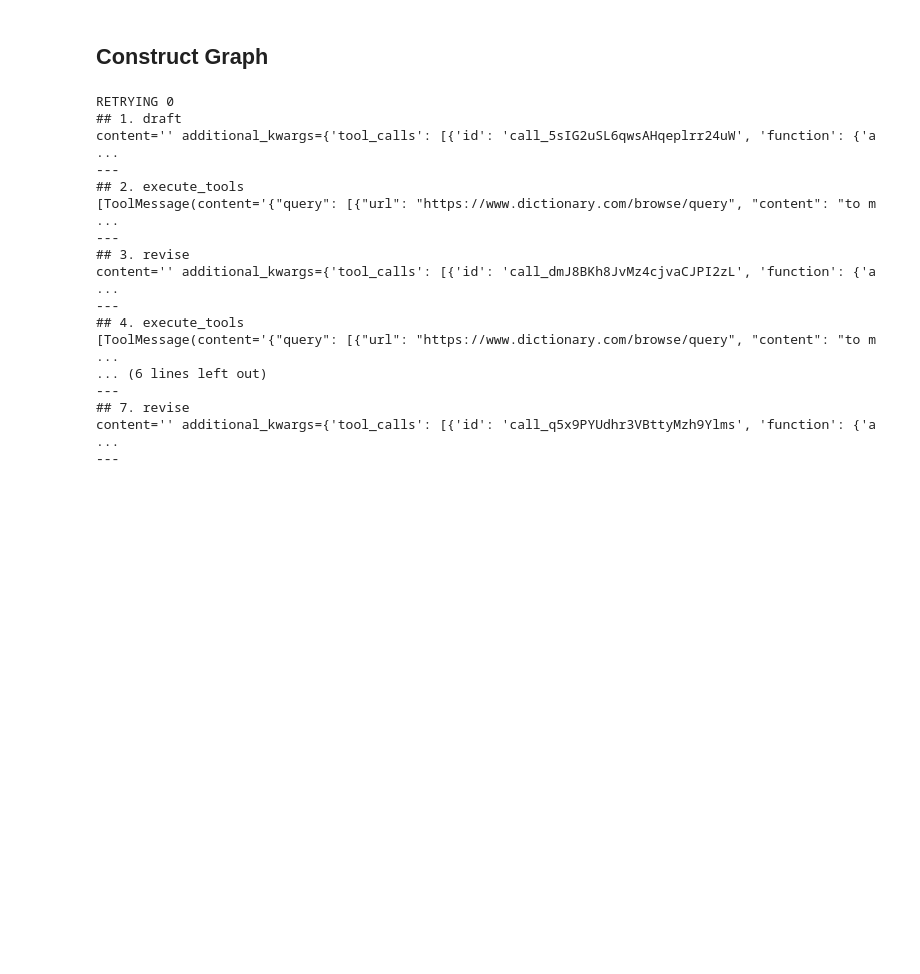
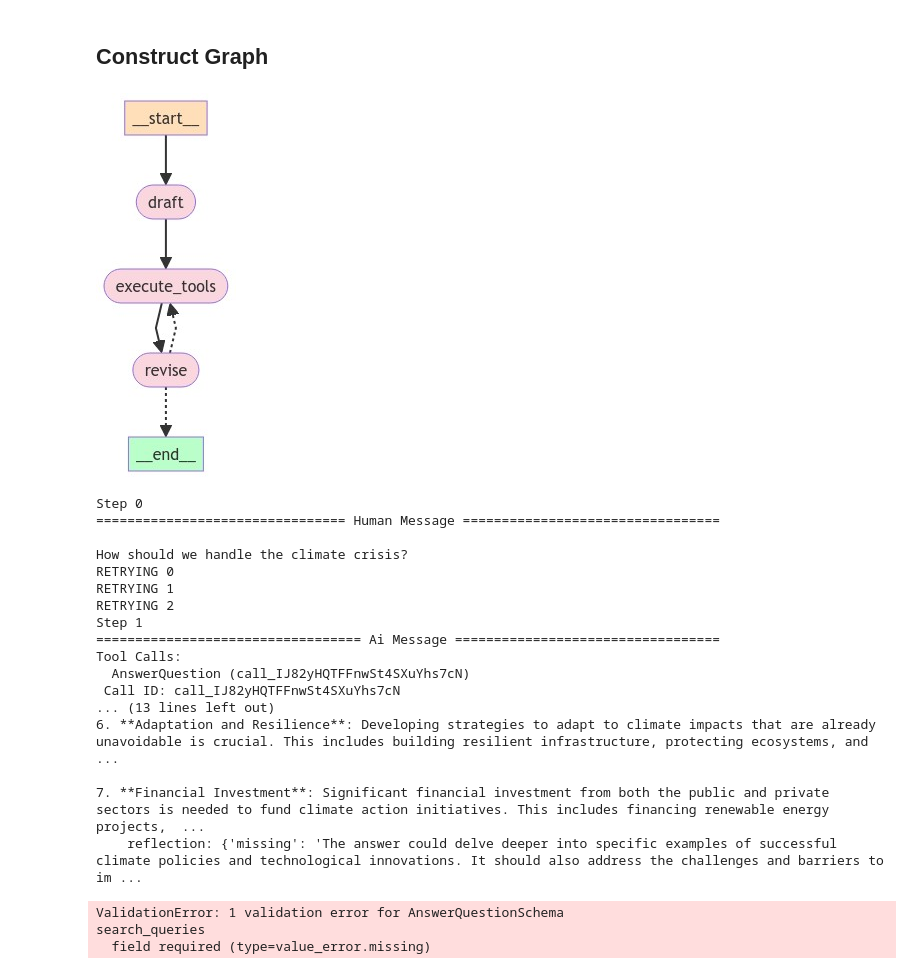
Before and after one commit to ad71/ragbot, a Jupyter notebook: langgraph_reflexion.ipynb, the cells around one changed output. Saved outputs shown, nothing was run; the diff lists cells and outputs as text; code cells hidden in the pictures; blank space fills up the shorter version.

```diff
--- a/langgraph_reflexion.ipynb
+++ b/langgraph_reflexion.ipynb
@@ -204,10 +198,12 @@ revise_instructions = '''Revise your previous answer using the new information.
 # extend the initial answer schema to include references
 # forcing citation in the model encourages grounded responses
 class ReviseAnswer(AnswerQuestion):
-    '''Revise your original answer to the question'''
+    '''Revise your original answer to the question. Provide an answer, reflection, cite your reflection with references and finally add search queries to improve the answer'''
     references: List[str] = Field(description='Citations motivating your updated answer')
 
-revision_chain = actor_prompt_template.partial(first_instruction=revise_instructions) | llm.bind_tools(tools=[ReviseAnswer], tool_choice='ReviseAnswer')
+revision_chain = actor_prompt_template.partial(
+    first_instruction=revise_instructions,
+    function_name=ReviseAnswer.__name__) | llm.bind_tools(tools=[ReviseAnswer])
 revision_validator = PydanticToolsParser(tools=[ReviseAnswer])
 revisor = ResponderWithRetries(runnable=revision_chain, validator=revision_validator)
 # %%
@@ -229,10 +246,21 @@ parsed
+# %%
+def run_queries(search_queries: list[str], **kwargs):
+    '''Run the generated queries'''
+    return tavily_tool.batch([{'query': query} for query in search_queries])
+
+tool_node = ToolNode(
+    [
+        StructuredTool.from_function(run_queries, name=AnswerQuestion.__name__),
+        StructuredTool.from_function(run_queries, name=ReviseAnswer.__name__)
+    ]
+)
 # %% [markdown]
 ## Construct Graph
 # %%
 MAX_ITERATIONS = 5
 builder = MessageGraph()
 builder.add_node('draft', first_responder.respond)
-builder.add_node('execute_tools', execute_tools)
+builder.add_node('execute_tools', tool_node)
 builder.add_node('revise', revisor.respond)
 
 builder.add_edge('draft', 'execute_tools') # draft -> execute_tools
@@ -242,15 +270,14 @@ builder.add_edge('execute_tools', 'revise') # execute_tools -> revise
 def _get_num_iterations(state: List[BaseMessage]):
     i = 0
     for m in state[::-1]:
-        if not isinstance(m, (ToolMessage, AIMessage)):
+        if m.type not in {'tool', 'ai'}:
             break
         i += 1
     return i
 
-def event_loop(state: List[BaseMessage]) -> str:
+def event_loop(state: List[BaseMessage]) -> Literal['execute_tools', '__end__']:
     # in our case we'll just stop after N plans
-    num_iterations = _get_num_iterations(state)
-    if num_iterations > MAX_ITERATIONS:
+    if _get_num_iterations(state) > MAX_ITERATIONS:
         return END
     return 'execute_tools'
 
@@ -258,31 +285,37 @@ def event_loop(state: List[BaseMessage]) -> str:
 builder.add_conditional_edges('revise', event_loop)
 builder.set_entry_point('draft')
 graph = builder.compile()
+# %%
+display.display(Image(graph.get_graph().draw_mermaid_png()))
+# %% [output]
+[figure, added]
 # %%
 events = graph.stream(
-    [HumanMessage(content='How should we handle the climate crisis?')]
+    [HumanMessage(content='How should we handle the climate crisis?')],
+    stream_mode='values'
 )
 
 for i, step in enumerate(events):
-    node, output = next(iter(step.items()))
-    print(f'## {i + 1}. {node}')
-    print(str(output)[:100] + ' ...')
-    print('---')
+    print(f'Step {i}')
+    step[-1].pretty_print()
 # %% [output]
+Step 0
+================================ Human Message =================================
+
+How should we handle the climate crisis?
 RETRYING 0
-## 1. draft
-content='' additional_kwargs={'tool_calls': [{'id': 'call_5sIG2uSL6qwsAHqeplrr24uW', 'function': {'a ...
----
-## 2. execute_tools
-[ToolMessage(content='{"query": [{"url": "https://www.dictionary.com/browse/query", "content": "to m ...
----
-## 3. revise
-content='' additional_kwargs={'tool_calls': [{'id': 'call_dmJ8BKh8JvMz4cjvaCJPI2zL', 'function': {'a ...
----
-## 4. execute_tools
-[ToolMessage(content='{"query": [{"url": "https://www.dictionary.com/browse/query", "content": "to m ...
-... (6 lines left out)
----
-## 7. revise
-content='' additional_kwargs={'tool_calls': [{'id': 'call_q5x9PYUdhr3VBttyMzh9Ylms', 'function': {'a ...
----
+RETRYING 1
+RETRYING 2
+Step 1
+================================== Ai Message ==================================
+Tool Calls:
+  AnswerQuestion (call_IJ82yHQTFFnwSt4SXuYhs7cN)
+ Call ID: call_IJ82yHQTFFnwSt4SXuYhs7cN
+... (13 lines left out)
+6. **Adaptation and Resilience**: Developing strategies to adapt to climate impacts that are already unavoidable is crucial. This includes building resilient infrastructure, protecting ecosystems, and ...
+
+7. **Financial Investment**: Significant financial investment from both the public and private sectors is needed to fund climate action initiatives. This includes financing renewable energy projects,  ...
+    reflection: {'missing': 'The answer could delve deeper into specific examples of successful climate policies and technological innovations. It should also address the challenges and barriers to im ...
+ValidationError: 1 validation error for AnswerQuestionSchema
+search_queries
+  field required (type=value_error.missing)
```
Also changed, not shown: parts of 12 cells of this notebook.
